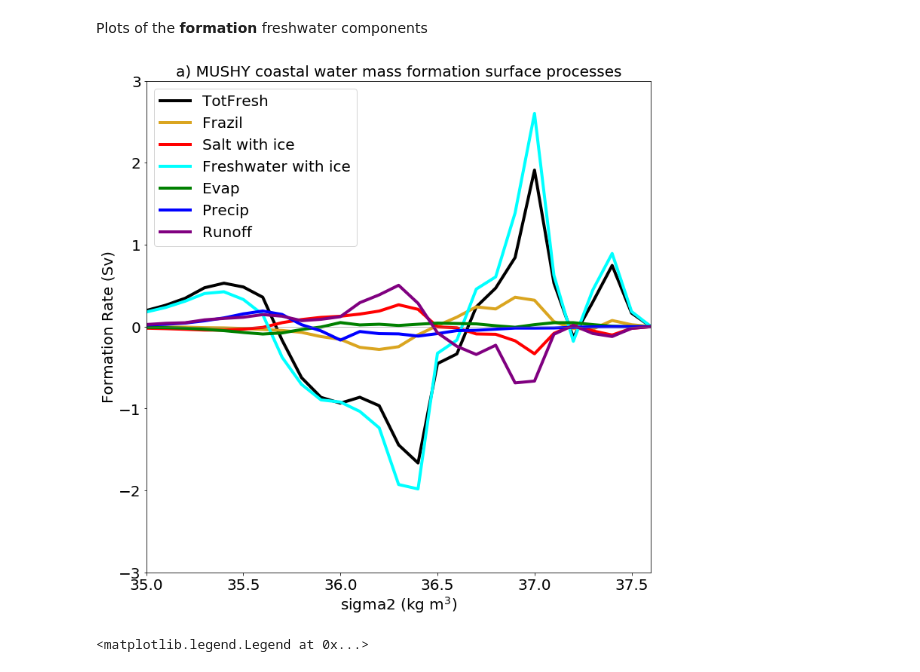
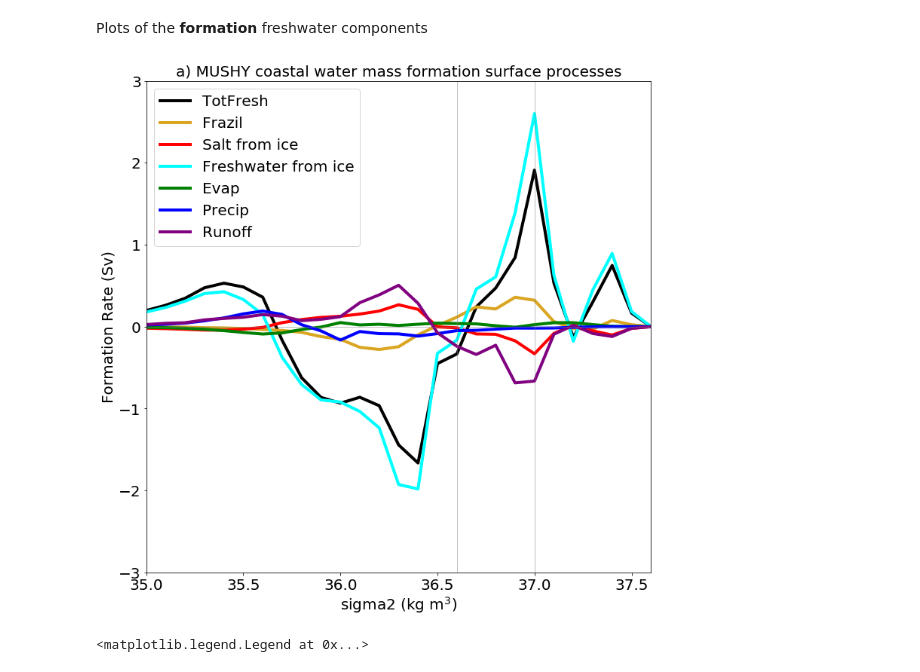
Before and after one commit to duvivier/sea_ice_thermo_GRL_2021, a Jupyter notebook: fig_3_and_supp_fig_10_to_11/water_mass_transformation/wmt_coastal_v2_sigma2_nodask.ipynb, the cells around one changed output. Saved outputs shown, nothing was run; the diff lists cells and outputs as text; code cells hidden in the pictures.

```diff
--- a/fig_3_and_supp_fig_10_to_11/water_mass_transformation/wmt_coastal_v2_sigma2_nodask.ipynb
+++ b/fig_3_and_supp_fig_10_to_11/water_mass_transformation/wmt_coastal_v2_sigma2_nodask.ipynb
@@ -681,27 +685,29 @@ Plots of the **formation** freshwater components
 # %%
 #Plot formation components averaged over all time
 f=plt.figure(figsize=(12,12))
 plt.plot(wmf1_fresh_ann.sigma,wmf1_fresh_ann/1e6,label="TotFresh",color='black',linestyle='-', linewidth=4)
 #plt.plot(wmf1_recons_ann.sigma,wmf1_recons_ann/1e6,label="Recons",color='grey',linestyle='-', linewidth=4)
 plt.plot(wmf1_frazil_ann.sigma,wmf1_frazil_ann/1e6,label="Frazil",color='goldenrod',linestyle='-', linewidth=4)
-plt.plot(wmf1_salt_ann.sigma,wmf1_salt_ann/1e6,label="Salt with ice",color='red',linestyle='-', linewidth=4)
-plt.plot(wmf1_melt_ann.sigma,wmf1_melt_ann/1e6,label="Freshwater with ice",color='cyan',linestyle='-', linewidth=4)
+plt.plot(wmf1_salt_ann.sigma,wmf1_salt_ann/1e6,label="Salt from ice",color='red',linestyle='-', linewidth=4)
+plt.plot(wmf1_melt_ann.sigma,wmf1_melt_ann/1e6,label="Freshwater from ice",color='cyan',linestyle='-', linewidth=4)
 plt.plot(wmf1_evap_ann.sigma,wmf1_evap_ann/1e6,label="Evap",color='green',linestyle='-', linewidth=4)
 plt.plot(wmf1_precip_ann.sigma,wmf1_precip_ann/1e6,label="Precip",color='blue',linestyle='-', linewidth=4)
 plt.plot(wmf1_runoff_ann.sigma,wmf1_runoff_ann/1e6,label="Runoff",color='purple',linestyle='-', linewidth=4)
 
 plt.title('a) '+label1+' coastal water mass formation surface processes',fontsize=20)
 plt.xlabel('sigma2 (kg m$^3$)',fontsize=20)
 plt.xticks(np.arange(35.0, 38, 0.5),fontsize=20)
 plt.xlim([35,37.6])
 plt.ylabel('Formation Rate (Sv)',fontsize=20)
 plt.yticks(np.arange(-4, 8, 1),fontsize=20)
 plt.ylim([-3,3])
+plt.axvline(x=36.6, color='grey', linestyle='-', linewidth=0.5)
+plt.axvline(x=37.0, color='grey', linestyle='-', linewidth=0.5)
 plt.axhline(y=0.0, color='grey', linestyle='-', linewidth=0.5)
 plt.legend(loc=2,ncol=1,fontsize=20)
 plt.savefig('coastal_WMF_fresh_components_'+label1+'_sigma2.png', bbox_inches='tight', dpi=200)
 # %% [output]
-[figure, old version]
+[figure, new version]
 # %%
 #Plot formation components averaged over all time
 f=plt.figure(figsize=(12,12))
```
Also changed, not shown: parts of 13 cells of this notebook, 41 other files.
